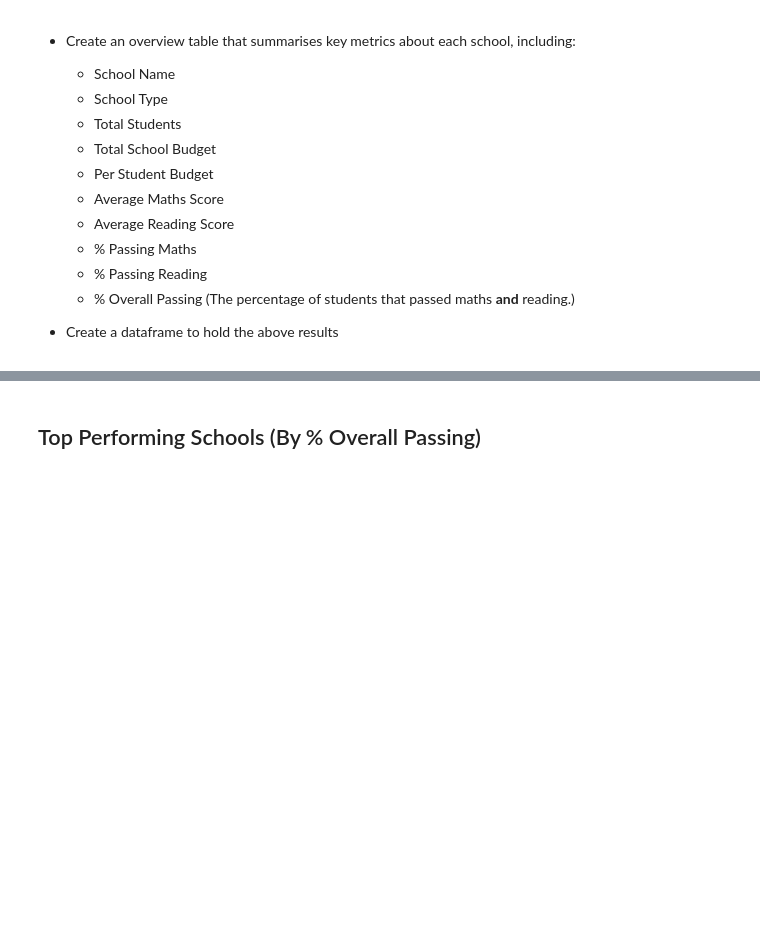
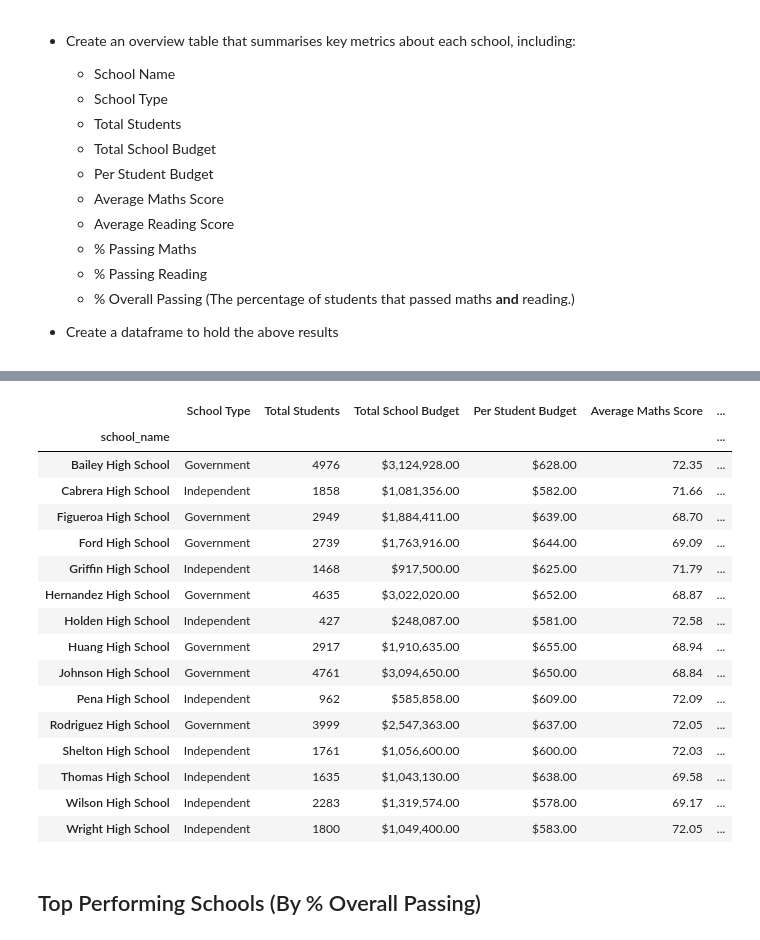
Before and after one commit to leedavidarmstrong/pandas-challenge, a Jupyter notebook: PyCitySchools/PyCitySchools_starter.ipynb, the cells around one changed output, grey strips where cells are left out. Saved outputs shown, nothing was run; the diff lists cells and outputs as text; code cells hidden in the pictures; blank space fills up the shorter version.

```diff
--- a/PyCitySchools/PyCitySchools_starter.ipynb
+++ b/PyCitySchools/PyCitySchools_starter.ipynb
@@ -171,3 +166,69 @@ display(lga_summary)
+# %%
+# School Summary
+# Calculate the number of students per school
+students_per_school = schools_students_complete_combined.groupby('school_name')['Student ID'].count()
+
+# Calculate the total school budget per school
+total_budget_per_school = schools_students_complete_combined.groupby('school_name')['budget'].mean()
+
+# Calculate the per student budget per school
+per_student_budget_per_school = total_budget_per_school / students_per_school
+
+# Calculate the average math score per school
+average_maths_score_per_school = schools_students_complete_combined.groupby('school_name')['maths_score'].mean()
+
+# Calculate the average reading score per school
+average_reading_score_per_school = schools_students_complete_combined.groupby('school_name')['reading_score'].mean()
+
+# Calculate the percentage of students passing math per school
+passing_maths_per_school = schools_students_complete_combined[schools_students_complete_combined['maths_score'] >= 50].groupby('school_name')['Student ID'].count() / students_per_school * 100
+
+# Calculate the percentage of students passing reading per school
+passing_reading_per_school = schools_students_complete_combined[schools_students_complete_combined['reading_score'] >= 50].groupby('school_name')['Student ID'].count() / students_per_school * 100
+
+# Calculate the percentage of students passing both math and reading per school
+passing_both_per_school = schools_students_complete_combined[(schools_students_complete_combined['maths_score'] >= 50) & (schools_students_complete_combined['reading_score'] >= 50)].groupby('school_name')['Student ID'].count() / students_per_school * 100
+
+# Get the school types
+school_types = schools_complete.set_index('school_name')['type']
+
+# Create a DataFrame to hold the school overview
+school_overview = pd.DataFrame({
+    'School Type': school_types,
+    'Total Students': students_per_school,
+    'Total School Budget': total_budget_per_school,
+    'Per Student Budget': per_student_budget_per_school,
+    'Average Maths Score': average_maths_score_per_school,
+    'Average Reading Score': average_reading_score_per_school,
+    '% Passing Maths': passing_maths_per_school,
+    '% Passing Reading': passing_reading_per_school,
+    '% Overall Passing': passing_both_per_school
+})
+
+# Set the float formatting for monetary values
+monetary_columns = ['Total School Budget', 'Per Student Budget']
+school_overview[monetary_columns] = school_overview[monetary_columns].applymap('${:,.2f}'.format)
+
+# Display the school overview DataFrame as a formatted table
+display(school_overview)
+# %% [output]
+|  | School Type | Total Students | Total School Budget | Per Student Budget | Average Maths Score | ... |
+| school_name |  |  |  |  |  | ... |
+| Bailey High School | Government | 4976 | $3,124,928.00 | $628.00 | 72.35 | ... |
+| Cabrera High School | Independent | 1858 | $1,081,356.00 | $582.00 | 71.66 | ... |
+| Figueroa High School | Government | 2949 | $1,884,411.00 | $639.00 | 68.70 | ... |
+| Ford High School | Government | 2739 | $1,763,916.00 | $644.00 | 69.09 | ... |
+| Griffin High School | Independent | 1468 | $917,500.00 | $625.00 | 71.79 | ... |
+| Hernandez High School | Government | 4635 | $3,022,020.00 | $652.00 | 68.87 | ... |
+| Holden High School | Independent | 427 | $248,087.00 | $581.00 | 72.58 | ... |
+| Huang High School | Government | 2917 | $1,910,635.00 | $655.00 | 68.94 | ... |
+| Johnson High School | Government | 4761 | $3,094,650.00 | $650.00 | 68.84 | ... |
+| Pena High School | Independent | 962 | $585,858.00 | $609.00 | 72.09 | ... |
+| Rodriguez High School | Government | 3999 | $2,547,363.00 | $637.00 | 72.05 | ... |
+| Shelton High School | Independent | 1761 | $1,056,600.00 | $600.00 | 72.03 | ... |
+| Thomas High School | Independent | 1635 | $1,043,130.00 | $638.00 | 69.58 | ... |
+| Wilson High School | Independent | 2283 | $1,319,574.00 | $578.00 | 69.17 | ... |
+| Wright High School | Independent | 1800 | $1,049,400.00 | $583.00 | 72.05 | ... |
 # %% [markdown]
 ## Top Performing Schools (By % Overall Passing)
 # %% [markdown]
```
Also changed, not shown: parts of 26 cells of this notebook.
